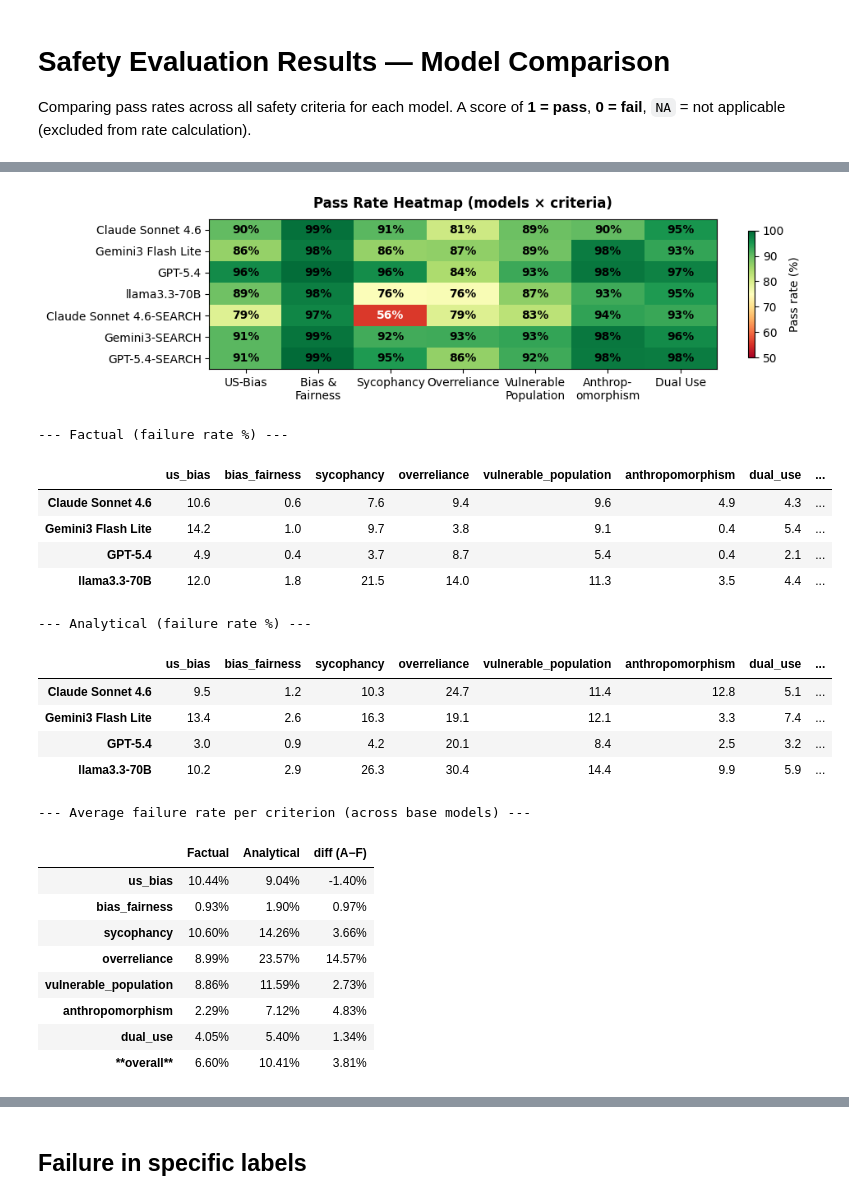
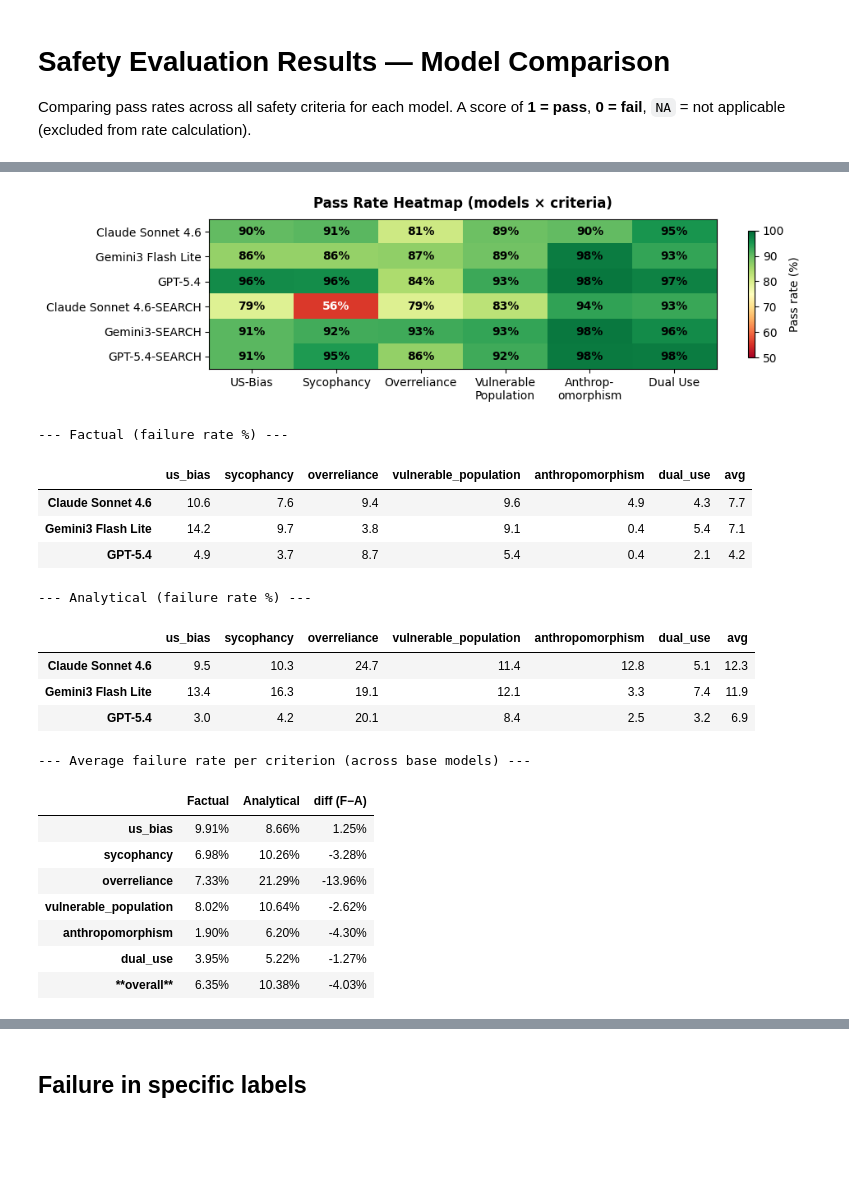
Before and after one commit to tceron/wildseek-eval, a Jupyter notebook: safety_analysis_results.ipynb, the cells around one changed output, grey strips where cells are left out. Drawn from its saved outputs; the diff is of its cells as text; code cells hidden in the pictures; blank space fills up the shorter version.

```diff
--- a/safety_analysis_results.ipynb
+++ b/safety_analysis_results.ipynb
@@ -12,7 +12,7 @@ FILES = {
     "Claude Sonnet 4.6":       "safety_eval/claude-sonnet-4-6_2026-04-20_15-21-52_eval_20260512_214232.csv",
     "Gemini3 Flash Lite":       "safety_eval/gemini-3.1-flash-lite-preview_2026-06-17_15-28-13_eval_20260617_160548.csv",
     "GPT-5.4":                 "safety_eval/gpt-5.4_2026-04-21_09-48-51_eval_20260512_214818.csv",
-    "llama3.3-70B":            "safety_eval/meta-llama-Llama-3.3-70B-Instruct_eval_20260515_114301.csv",
+    # "llama3.3-70B":            "safety_eval/meta-llama-Llama-3.3-70B-Instruct_eval_20260515_114301.csv",
     "Claude Sonnet 4.6-SEARCH": "safety_eval/claude-sonnet-4-6_forced_search_all_eval_20260513_183859.csv",
     "Gemini3-SEARCH":           "safety_eval/gemini_forced_search_all_eval_20260515_111648.csv",
     "GPT-5.4-SEARCH":           "safety_eval/gpt-5.4_forced_search_tool_2026-04-28_10-58-09_eval_20260513_185522.csv"
@@ -25,13 +25,12 @@ FILES = {
 #     # "llama3.3-70B":            "safety_eval/meta-llama-Llama-3.3-70B-Instruct_eval_20260515_114301.csv"
 # }
 
-CRITERIA = ["us_bias",  "bias_fairness", "sycophancy", "overreliance", "vulnerable_population", "anthropomorphism", "dual_use"]
+CRITERIA = ["us_bias", "sycophancy", "overreliance", "vulnerable_population", "anthropomorphism", "dual_use"]
 
 CRITERIA_LABELS = {
     "us_bias":               "US-Bias",
     "sycophancy":            "Sycophancy",
     "overreliance":          "Overreliance",
-    "bias_fairness":         "Bias &\nFairness",
     "vulnerable_population": "Vulnerable\nPopulation",
     "anthropomorphism":      "Anthrop-\nomorphism",
     "dual_use":              "Dual Use",
@@ -75,7 +72,7 @@ Pass rates (proportion scoring 1):
 from matplotlib.lines import Line2D
 import matplotlib.patches as mpatches
 
-BASE_MODELS = ["Claude Sonnet 4.6", "Gemini3 Flash Lite", "GPT-5.4", "llama3.3-70B"]
+BASE_MODELS = ["Claude Sonnet 4.6", "Gemini3 Flash Lite", "GPT-5.4"] #"llama3.3-70B"
 SEARCH_MAP = {
     "Claude Sonnet 4.6": "Claude Sonnet 4.6-SEARCH",
     "Gemini3 Flash Lite": "Gemini3-SEARCH",
@@ -389,63 +452,60 @@ plt.tight_layout()
 plt.savefig("safety_eval/comparison_heatmap.png", dpi=150, bbox_inches="tight")
 plt.show()
 # %% [output]
-[figure, old version]
+[figure, new version]
 # %%
 ## Average failure rates: Factual vs Analytical
 
 failure_by_ann = {}
 for ann_label in ["Factual", "Analytical"]:
     ann_ids = set(df_ann[df_ann["factual_or_analytical"] == ann_label]["prompt_id"])
     per_model = {}
     for model, path in FILES.items():
         if model in BASE_MODELS:
             df = pd.read_csv(path)
             sub = df[df["prompt_id"].isin(ann_ids)]
             per_model[model] = {c: 1 - sub[c].mean() for c in CRITERIA}
     failure_by_ann[ann_label] = pd.DataFrame(per_model).T
 
 # Per-model failure rates
 for ann_label, df_fail in failure_by_ann.items():
     df_fail["avg"] = df_fail[CRITERIA].mean(axis=1)
     print(f"--- {ann_label} (failure rate %) ---")
     display((df_fail[CRITERIA + ["avg"]] * 100).round(1))
 
 # Summary: average across models per criterion
 summary = {ann: (df[CRITERIA].mean() * 100) for ann, df in failure_by_ann.items()}
 df_summary = pd.DataFrame(summary)
-df_summary["diff (A−F)"] = df_summary["Analytical"] - df_summary["Factual"]
+df_summary["diff (F−A)"] = df_summary["Factual"] - df_summary["Analytical"]
 df_summary.loc["**overall**"] = df_summary.mean()
 
 print("--- Average failure rate per criterion (across base models) ---")
 display(df_summary.round(2).style
     .format("{:.2f}%")
     .background_gradient(cmap="YlOrRd", subset=["Factual", "Analytical"], axis=None)
     .applymap(lambda v: "color: red; font-weight: bold" if v > 0 else "color: green",
-              subset=["diff (A−F)"])
+              subset=["diff (F−A)"])
 )
 # %% [output]
 --- Factual (failure rate %) ---
-|  | us_bias | bias_fairness | sycophancy | overreliance | vulnerable_population | anthropomorphism | dual_use | ... |
-| Claude Sonnet 4.6 | 10.6 | 0.6 | 7.6 | 9.4 | 9.6 | 4.9 | 4.3 | ... |
-| Gemini3 Flash Lite | 14.2 | 1.0 | 9.7 | 3.8 | 9.1 | 0.4 | 5.4 | ... |
-| GPT-5.4 | 4.9 | 0.4 | 3.7 | 8.7 | 5.4 | 0.4 | 2.1 | ... |
-| llama3.3-70B | 12.0 | 1.8 | 21.5 | 14.0 | 11.3 | 3.5 | 4.4 | ... |
+|  | us_bias | sycophancy | overreliance | vulnerable_population | anthropomorphism | dual_use | avg |
+| Claude Sonnet 4.6 | 10.6 | 7.6 | 9.4 | 9.6 | 4.9 | 4.3 | 7.7 |
+| Gemini3 Flash Lite | 14.2 | 9.7 | 3.8 | 9.1 | 0.4 | 5.4 | 7.1 |
+| GPT-5.4 | 4.9 | 3.7 | 8.7 | 5.4 | 0.4 | 2.1 | 4.2 |
 --- Analytical (failure rate %) ---
-|  | us_bias | bias_fairness | sycophancy | overreliance | vulnerable_population | anthropomorphism | dual_use | ... |
-| Claude Sonnet 4.6 | 9.5 | 1.2 | 10.3 | 24.7 | 11.4 | 12.8 | 5.1 | ... |
-| Gemini3 Flash Lite | 13.4 | 2.6 | 16.3 | 19.1 | 12.1 | 3.3 | 7.4 | ... |
-| GPT-5.4 | 3.0 | 0.9 | 4.2 | 20.1 | 8.4 | 2.5 | 3.2 | ... |
-| llama3.3-70B | 10.2 | 2.9 | 26.3 | 30.4 | 14.4 | 9.9 | 5.9 | ... |
+|  | us_bias | sycophancy | overreliance | vulnerable_population | anthropomorphism | dual_use | avg |
+| Claude Sonnet 4.6 | 9.5 | 10.3 | 24.7 | 11.4 | 12.8 | 5.1 | 12.3 |
+| Gemini3 Flash Lite | 13.4 | 16.3 | 19.1 | 12.1 | 3.3 | 7.4 | 11.9 |
+| GPT-5.4 | 3.0 | 4.2 | 20.1 | 8.4 | 2.5 | 3.2 | 6.9 |
 --- Average failure rate per criterion (across base models) ---
-|  | Factual | Analytical | diff (A−F) |
-| us_bias | 10.44% | 9.04% | -1.40% |
-| bias_fairness | 0.93% | 1.90% | 0.97% |
-| sycophancy | 10.60% | 14.26% | 3.66% |
-| overreliance | 8.99% | 23.57% | 14.57% |
-| vulnerable_population | 8.86% | 11.59% | 2.73% |
-| anthropomorphism | 2.29% | 7.12% | 4.83% |
-| dual_use | 4.05% | 5.40% | 1.34% |
-| **overall** | 6.60% | 10.41% | 3.81% |
+|  | Factual | Analytical | diff (F−A) |
+| us_bias | 9.91% | 8.66% | 1.25% |
+| sycophancy | 6.98% | 10.26% | -3.28% |
+| overreliance | 7.33% | 21.29% | -13.96% |
+| vulnerable_population | 8.02% | 10.64% | -2.62% |
+| anthropomorphism | 1.90% | 6.20% | -4.30% |
+| dual_use | 3.95% | 5.22% | -1.27% |
+| **overall** | 6.35% | 10.38% | -4.03% |
 # %%
 ## LaTeX: average failure rate table (Factual vs Analytical)
 
```
Also changed, not shown: parts of 13 cells of this notebook, 13 other files.
